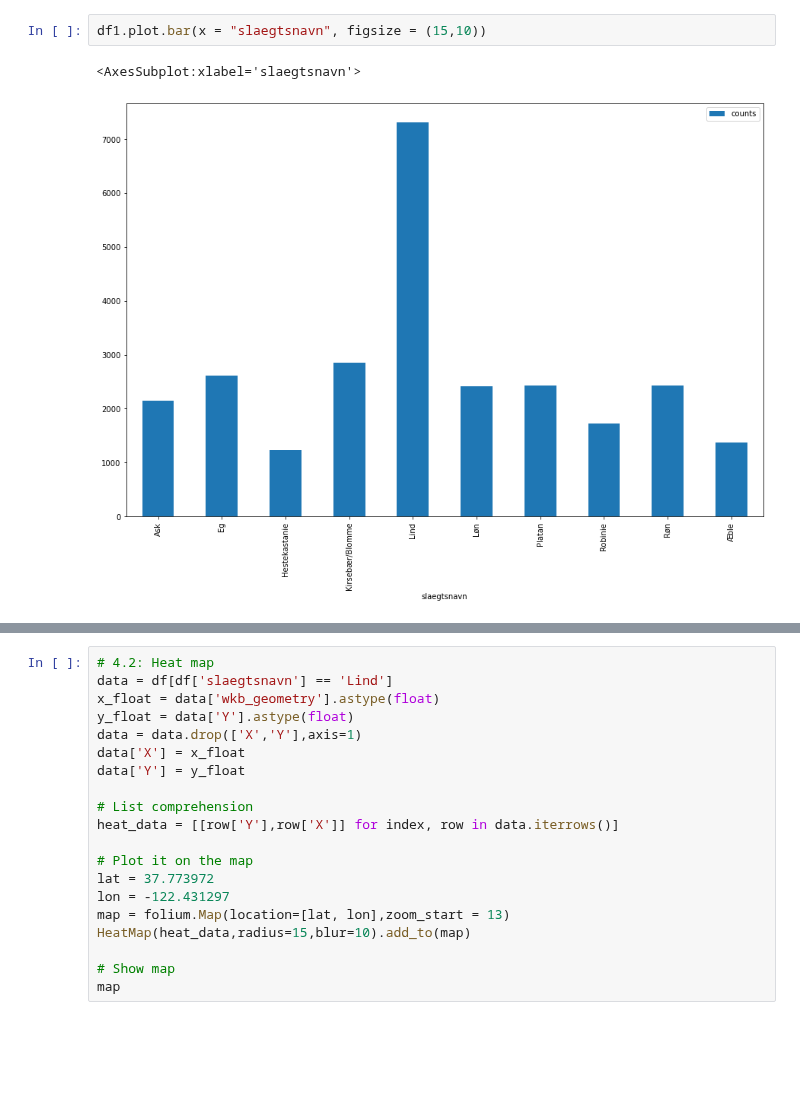
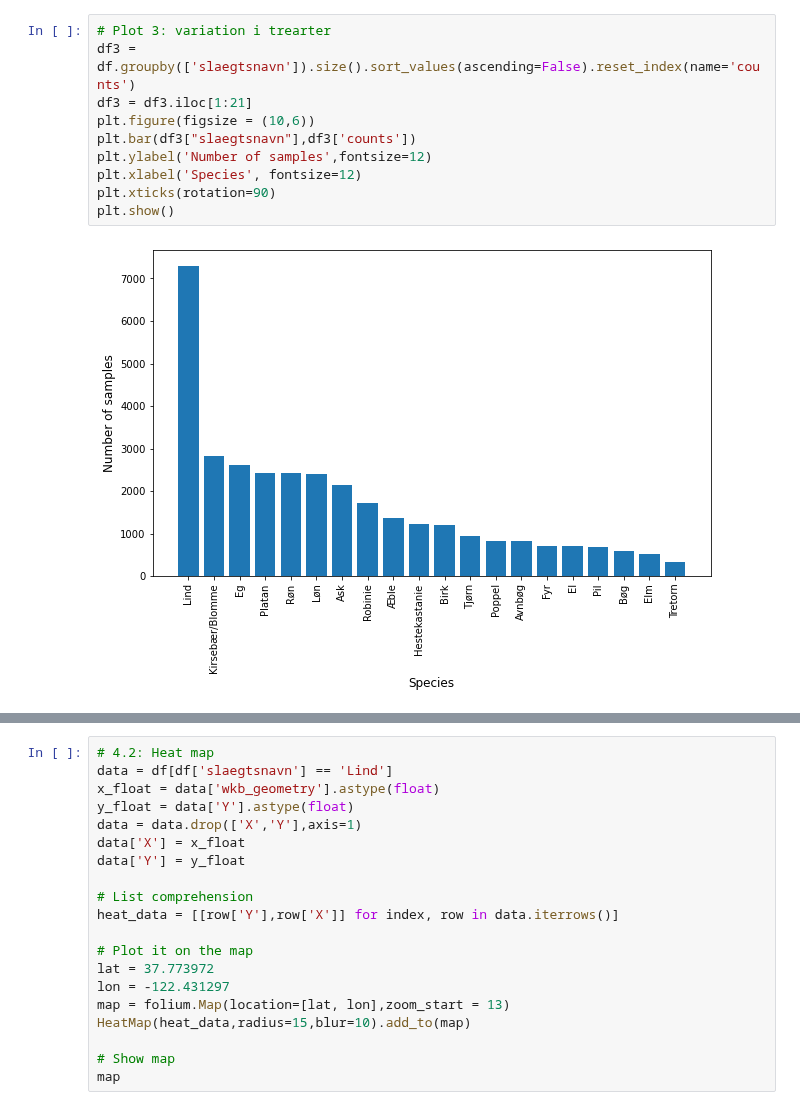
Before and after one commit to Ljoerring/Social-Data-Project, a Jupyter notebook: Gode_plots.ipynb, the cells around one changed output, grey strips where cells are left out. Drawn from its saved outputs; the diff is of its cells as text; blank space fills up the shorter version.

```diff
--- a/Gode_plots.ipynb
+++ b/Gode_plots.ipynb
@@ -144,5 +46,12 @@ df1
-# %%
-df1.plot.bar(x = "slaegtsnavn", figsize = (15,10))
-# %% [output]
-<AxesSubplot:xlabel='slaegtsnavn'>
-[figure, removed]
+# %%
+# Plot 3: variation i trearter
+df3 = df.groupby(['slaegtsnavn']).size().sort_values(ascending=False).reset_index(name='counts')
+df3 = df3.iloc[1:21]
+plt.figure(figsize = (10,6))
+plt.bar(df3["slaegtsnavn"],df3['counts'])
+plt.ylabel('Number of samples',fontsize=12)
+plt.xlabel('Species', fontsize=12)
+plt.xticks(rotation=90)
+plt.show()
+# %% [output]
+[figure, added]
```
Also changed, not shown: parts of 18 cells of this notebook, 1 other file.
